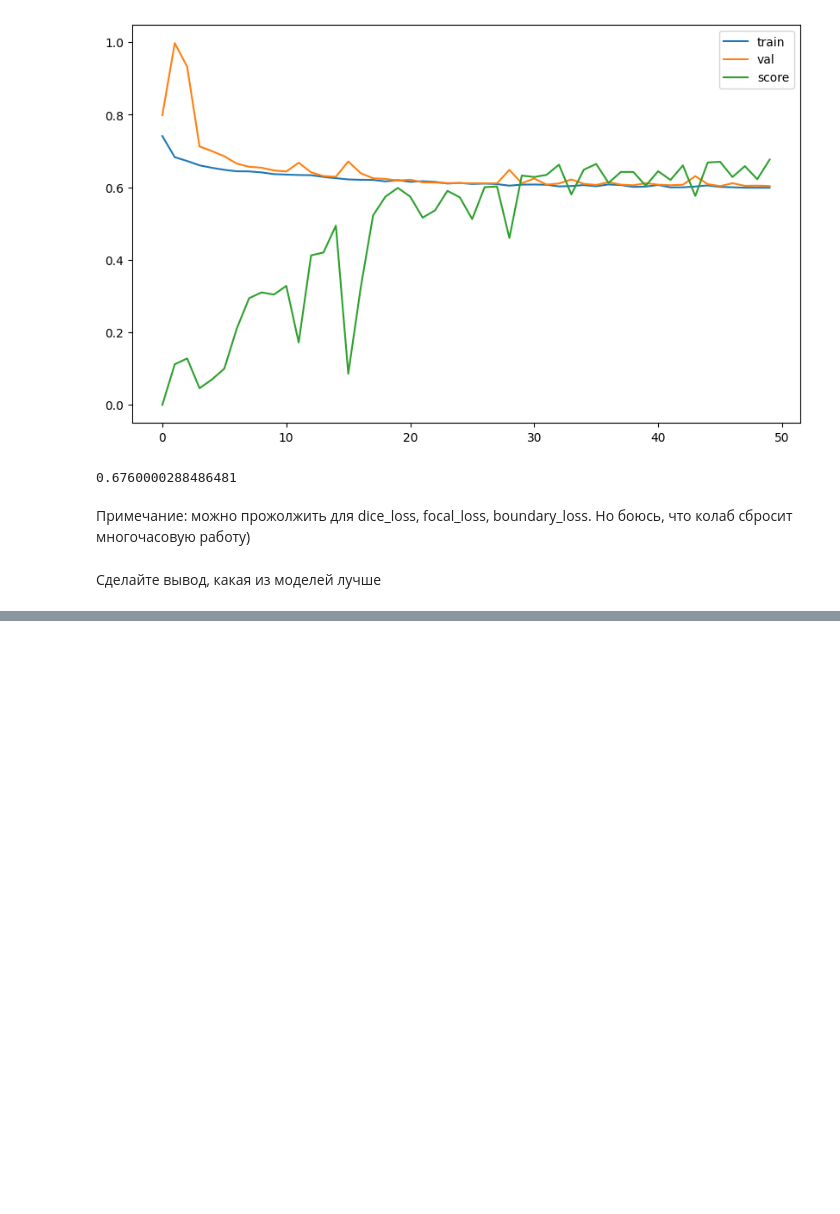
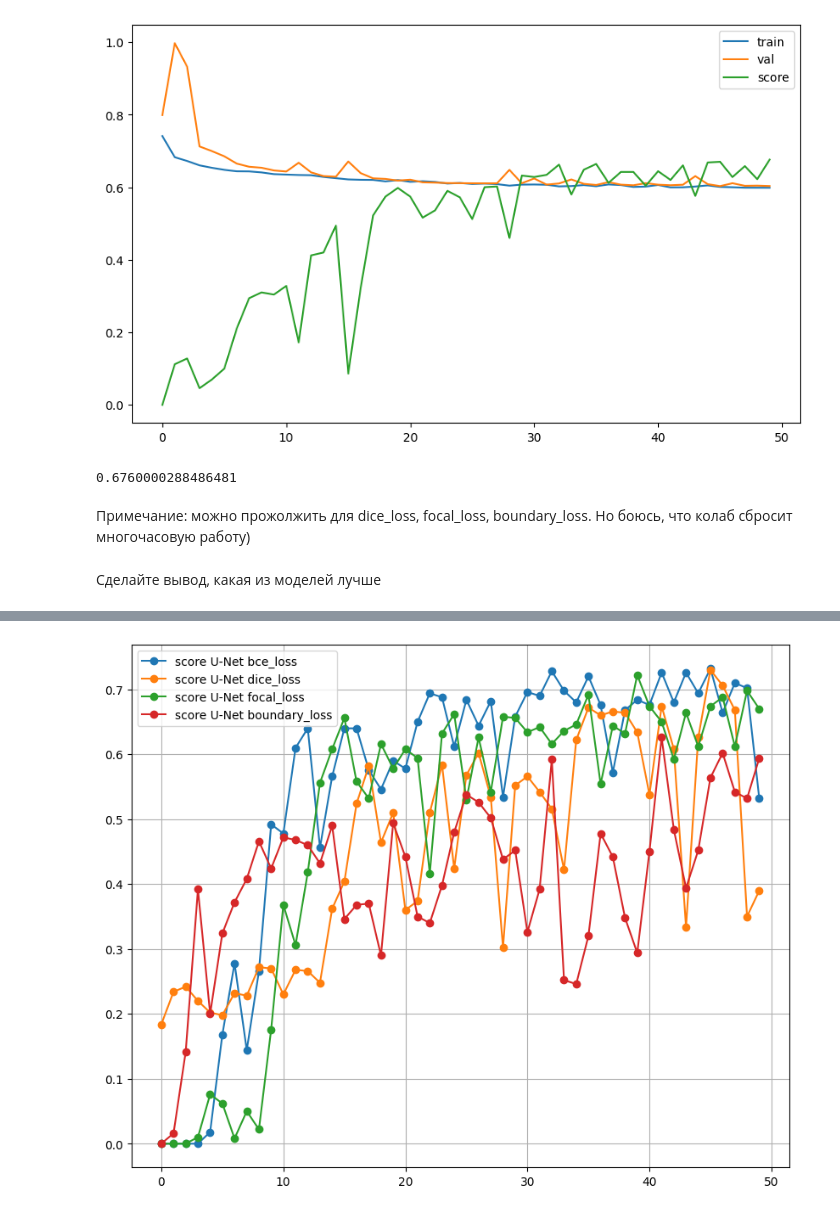
Before and after one commit to vasil-gr/DeepLearningSchool, a Jupyter notebook: DLS. HW6. Semantic Segmentation (Block 16, tasks 1-3).ipynb, the cells around one changed output, grey strips where cells are left out. Saved outputs shown, nothing was run; the diff lists cells and outputs as text; code cells hidden in the pictures; blank space fills up the shorter version.

```diff
--- a/DLS. HW6. Semantic Segmentation (Block 16, tasks 1-3).ipynb
+++ b/DLS. HW6. Semantic Segmentation (Block 16, tasks 1-3).ipynb
@@ -1112,0 +1152,13 @@ print(max(unet2_bce_hist[2]))
+# %%
+plt.figure(figsize=(10, 8))
+
+plt.plot([float(loss) for loss in unet_bce_hist[2]], label="score U-Net bce_loss", marker='o')
+plt.plot([float(loss) for loss in unet_dice_hist[2]], label="score U-Net dice_loss", marker='o')
+plt.plot([float(loss) for loss in unet_focal_hist[2]], label="score U-Net focal_loss", marker='o')
+plt.plot([float(loss) for loss in unet_boundary_hist[2]], label="score U-Net boundary_loss", marker='o')
+
+plt.legend()
+plt.grid(True)
+plt.show()
+# %% [output]
+[figure, added]
```
Also changed, not shown: parts of 5 cells of this notebook.
